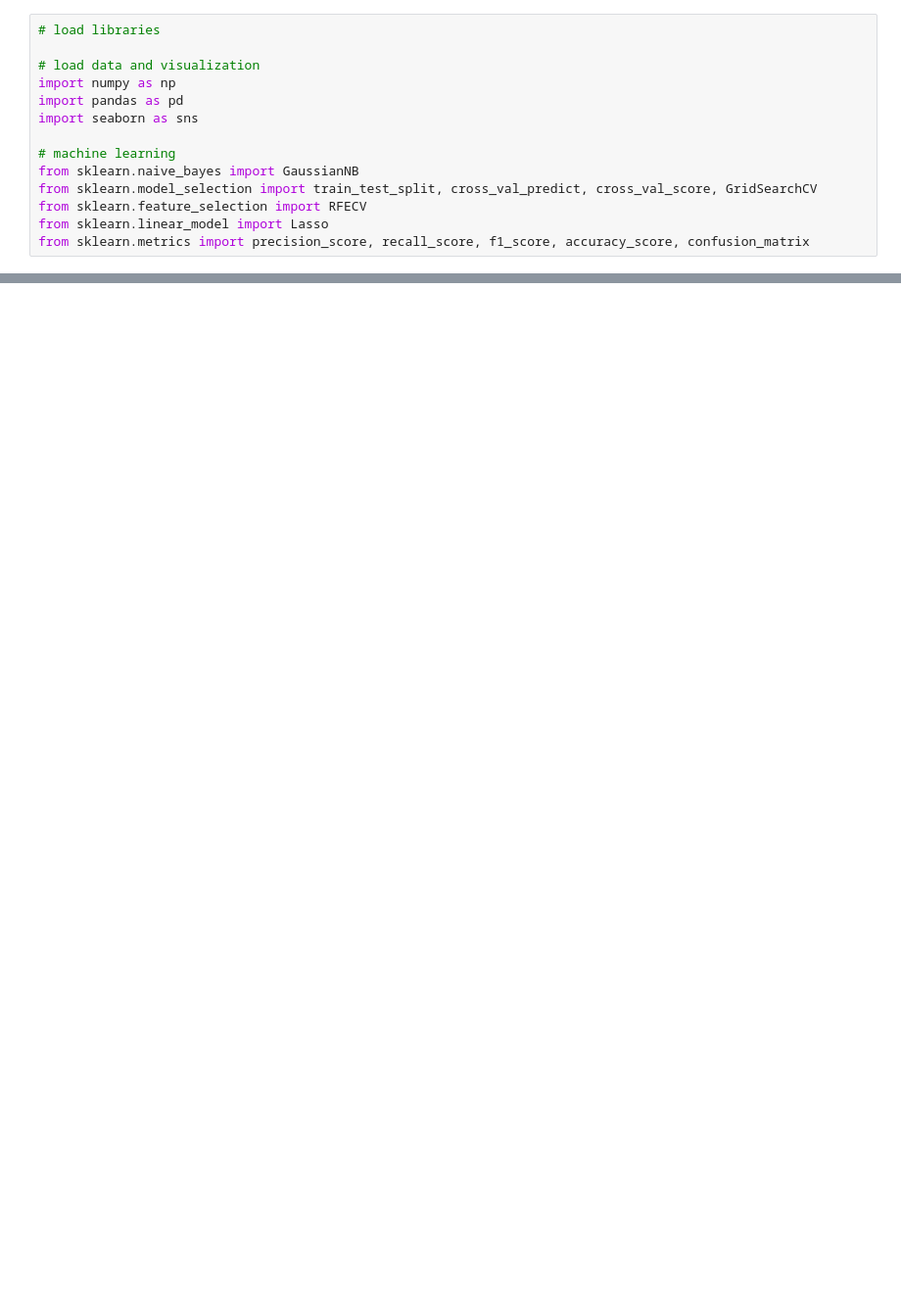
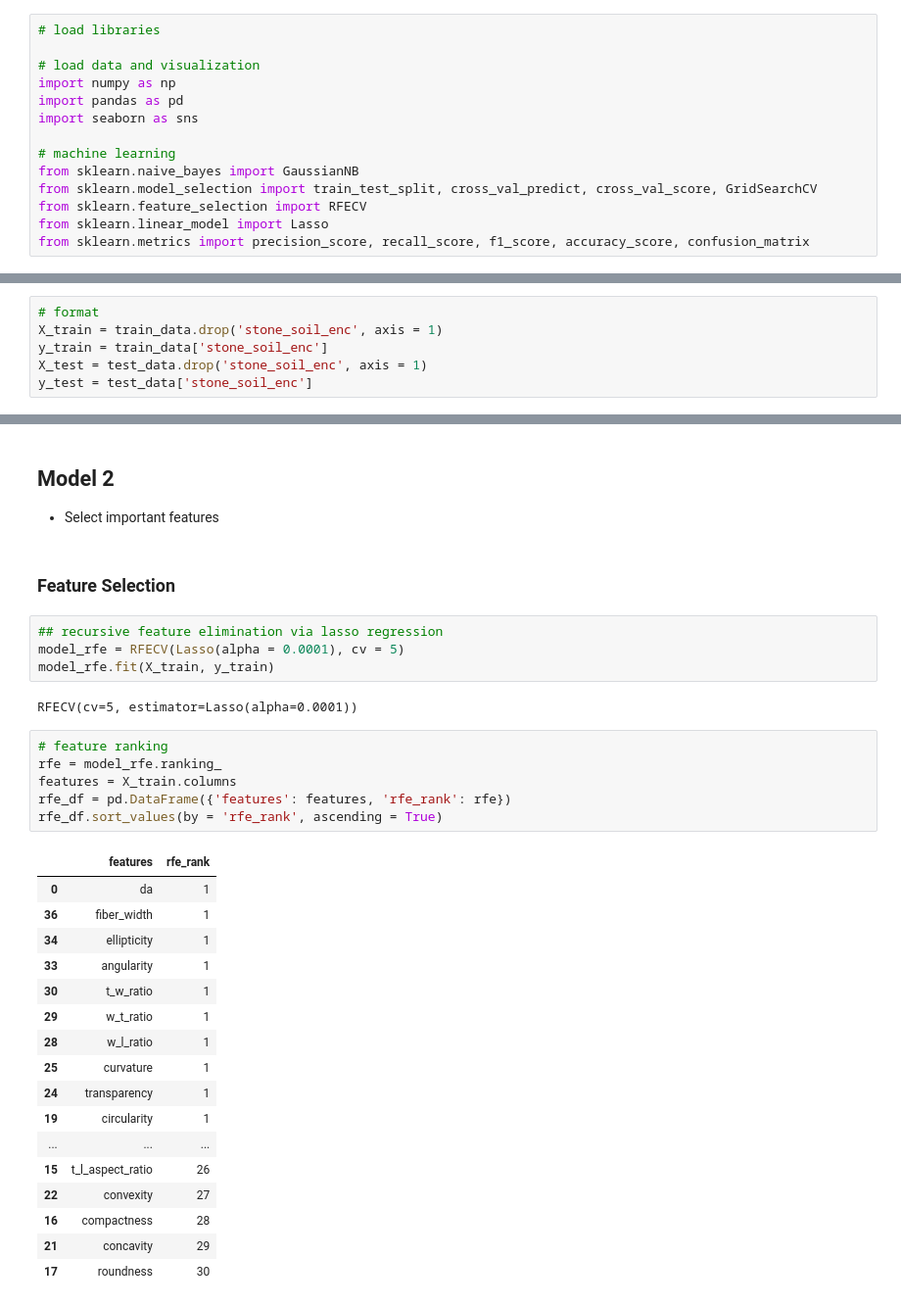
Before and after one commit to sheacon/ancient_toolmaking, a Jupyter notebook: 42-naive-bayes.ipynb, the cells around one changed output, grey strips where cells are left out. Shown: that part at 98% size. Drawn from its saved outputs; the diff is of its cells as text; blank space fills up the shorter version.

```diff
--- a/42-naive-bayes.ipynb
+++ b/42-naive-bayes.ipynb
@@ -194,0 +64,6 @@ sns.heatmap(conf, annot=True, cmap = "Blues");
+# %%
+# format
+X_train = train_data.drop('stone_soil_enc', axis = 1)
+y_train = train_data['stone_soil_enc']
+X_test = test_data.drop('stone_soil_enc', axis = 1)
+y_test = test_data['stone_soil_enc']
@@ -194,0 +84,35 @@ sns.heatmap(conf, annot=True, cmap = "Blues");
+# %% [markdown]
+## Model 2
+- Select important features
+# %% [markdown]
+### Feature Selection
+# %%
+## recursive feature elimination via lasso regression
+model_rfe = RFECV(Lasso(alpha = 0.0001), cv = 5)
+model_rfe.fit(X_train, y_train)
+# %% [output]
+RFECV(cv=5, estimator=Lasso(alpha=0.0001))
+# %%
+# feature ranking
+rfe = model_rfe.ranking_
+features = X_train.columns
+rfe_df = pd.DataFrame({'features': features, 'rfe_rank': rfe})
+rfe_df.sort_values(by = 'rfe_rank', ascending = True)
+# %% [output]
+|  | features | rfe_rank |
+| 0 | da | 1 |
+| 36 | fiber_width | 1 |
+| 34 | ellipticity | 1 |
+| 33 | angularity | 1 |
+| 30 | t_w_ratio | 1 |
+| 29 | w_t_ratio | 1 |
+| 28 | w_l_ratio | 1 |
+| 25 | curvature | 1 |
+| 24 | transparency | 1 |
+| 19 | circularity | 1 |
+| ... | ... | ... |
+| 15 | t_l_aspect_ratio | 26 |
+| 22 | convexity | 27 |
+| 16 | compactness | 28 |
+| 21 | concavity | 29 |
+| 17 | roundness | 30 |
```
Also changed, not shown: parts of 35 cells of this notebook.
